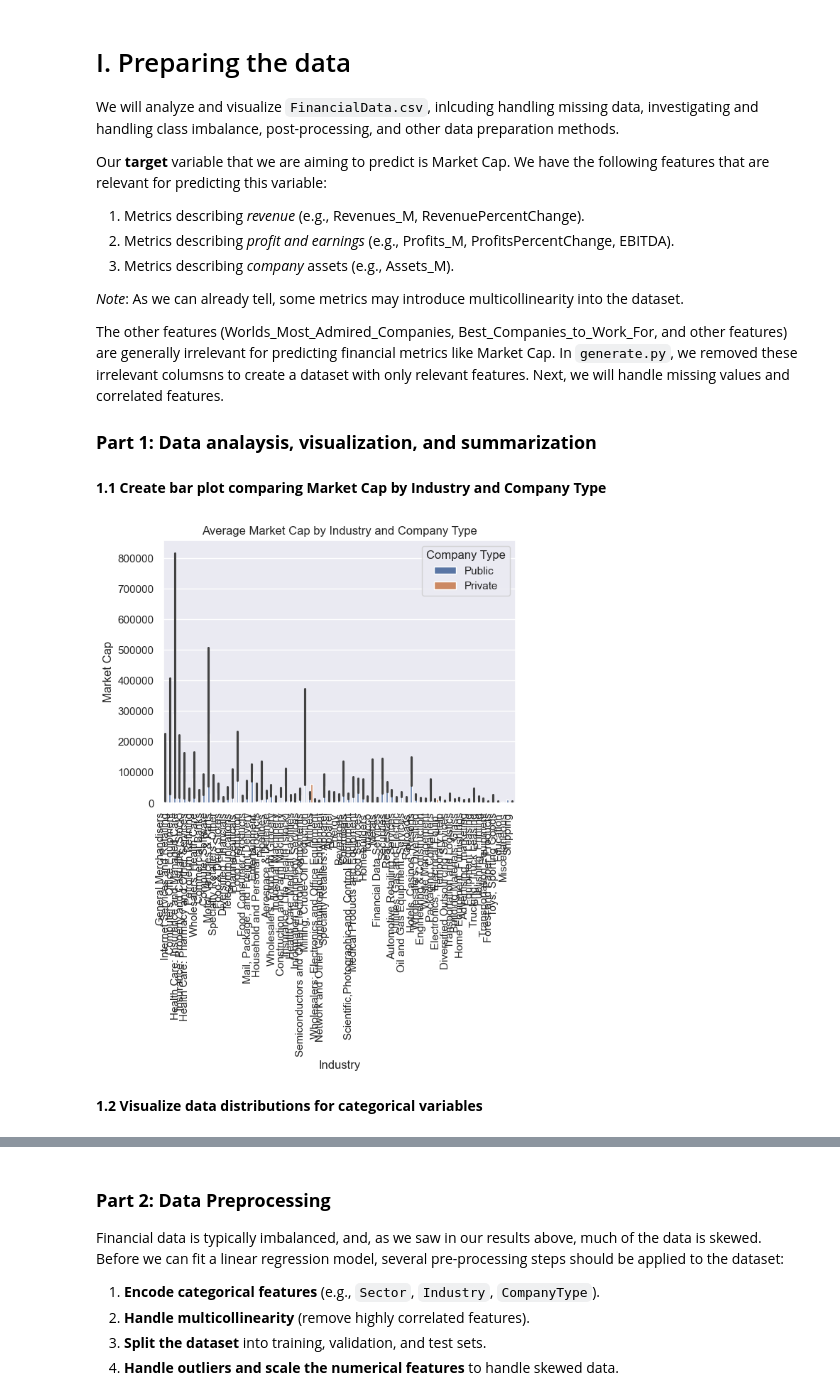
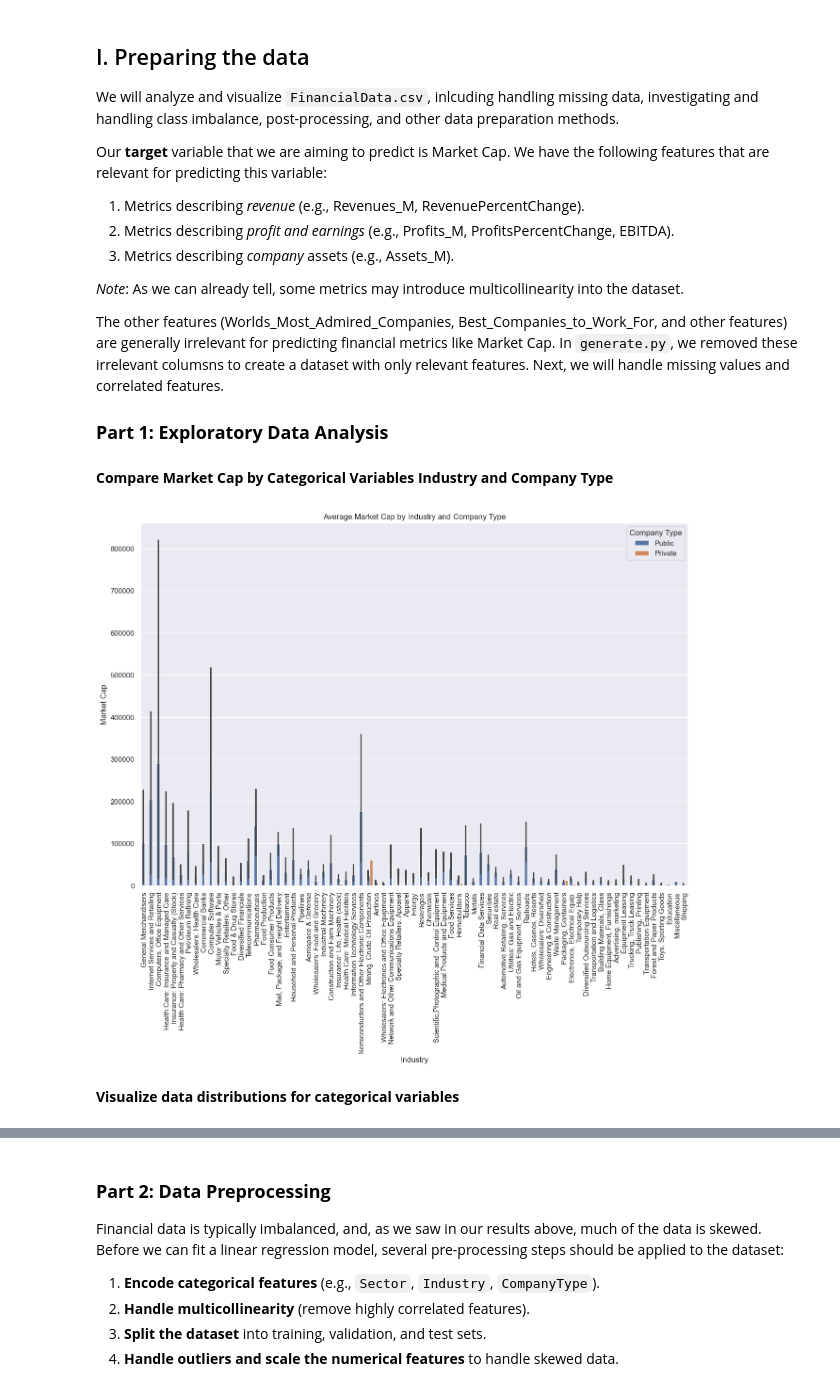
Before and after one commit to jss2326/AML-Final-Project, a Jupyter notebook: AML_Deliverable 3_Group 24.ipynb, the cells around one changed output, grey strips where cells are left out. Drawn from its saved outputs; the diff is of its cells as text; code cells hidden in the pictures.

```diff
--- a/AML_Deliverable 3_Group 24.ipynb
+++ b/AML_Deliverable 3_Group 24.ipynb
@@ -77,7 +80,7 @@ initial_df.head()
 | 3 | UnitedHealth Group | Health Care | Health Care: Insurance and Manage... | yes | 440000 | 456080.8 | 371622.0 | ... |
 | 4 | Berkshire Hathaway | Financials | Insurance: Property and Casualty ... | yes | 396500 | 908919.7 | 364482.0 | ... |
 # %% [markdown]
-# I. Preparing the data
+## I. Preparing the data
 We will analyze and visualize `FinancialData.csv`, inlcuding handling missing data, investigating and handling class imbalance, post-processing, and other data preparation methods.
 
 
@@ -91,25 +94,27 @@ Our **target** variable that we are aiming to predict is Market Cap. We have the
 
 The other features (Worlds_Most_Admired_Companies, Best_Companies_to_Work_For, and other features) are generally irrelevant for predicting financial metrics like Market Cap. In `generate.py`, we removed these irrelevant columsns to create a dataset with only relevant features. Next, we will handle missing values and correlated features.
 
-### **Part 1: Data analaysis, visualization, and summarization**
+### **Part 1: Exploratory Data Analysis**
 # %%
 initial_df = initial_df.dropna(subset=['MarketCap_March28_M'])
 initial_df = initial_df.drop(columns=['Company'])
 # %% [markdown]
-**1.1 Create bar plot comparing Market Cap by Industry and Company Type**
+**Compare Market Cap by Categorical Variables Industry and Company Type**
 # %%
+plt.figure(figsize=(15, 10))
+
 sns.barplot(initial_df, x="Industry", y="MarketCap_March28_M", hue="CompanyType")
 
 # Labels
 plt.title(f"Average Market Cap by Industry and Company Type")
 plt.xlabel("Industry")
 plt.ylabel("Market Cap")
-plt.xticks(rotation=90, ha="right")
+plt.xticks(rotation=90)
 plt.legend(title='Company Type')
 
 plt.show()
 # %% [output]
-[figure, old version]
+[figure, new version]
 # %% [markdown]
-**1.2 Visualize data distributions for categorical variables**
+**Visualize data distributions for categorical variables**
 # %%
```
Also changed, not shown: parts of 33 cells of this notebook.
